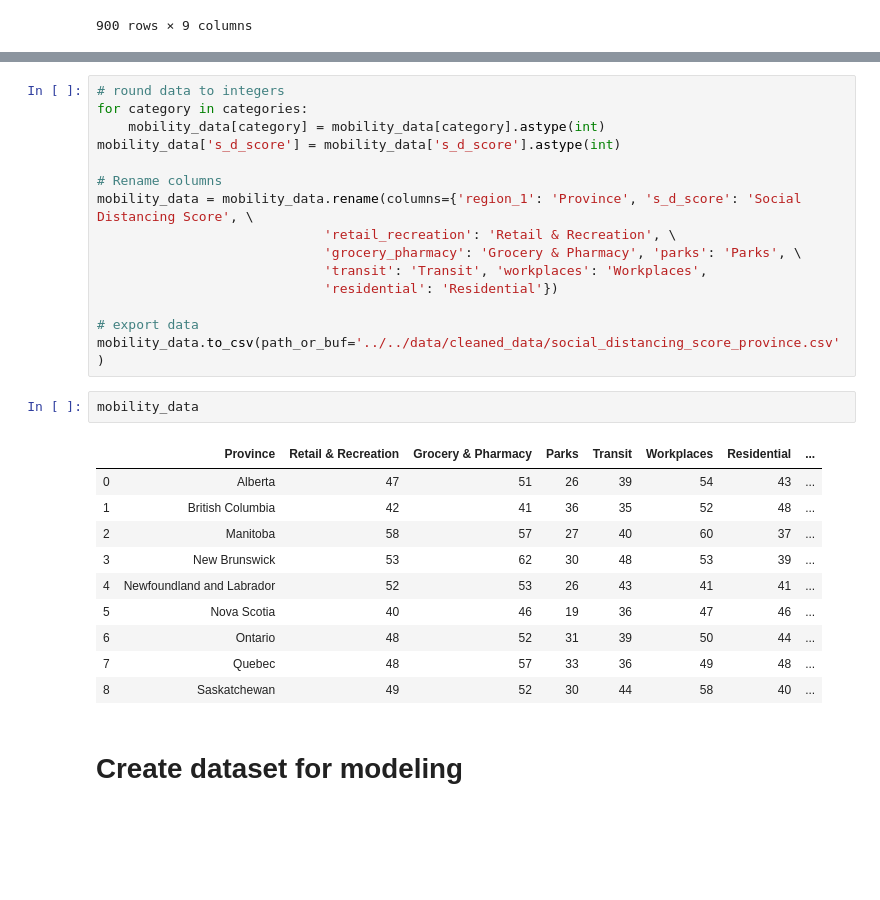
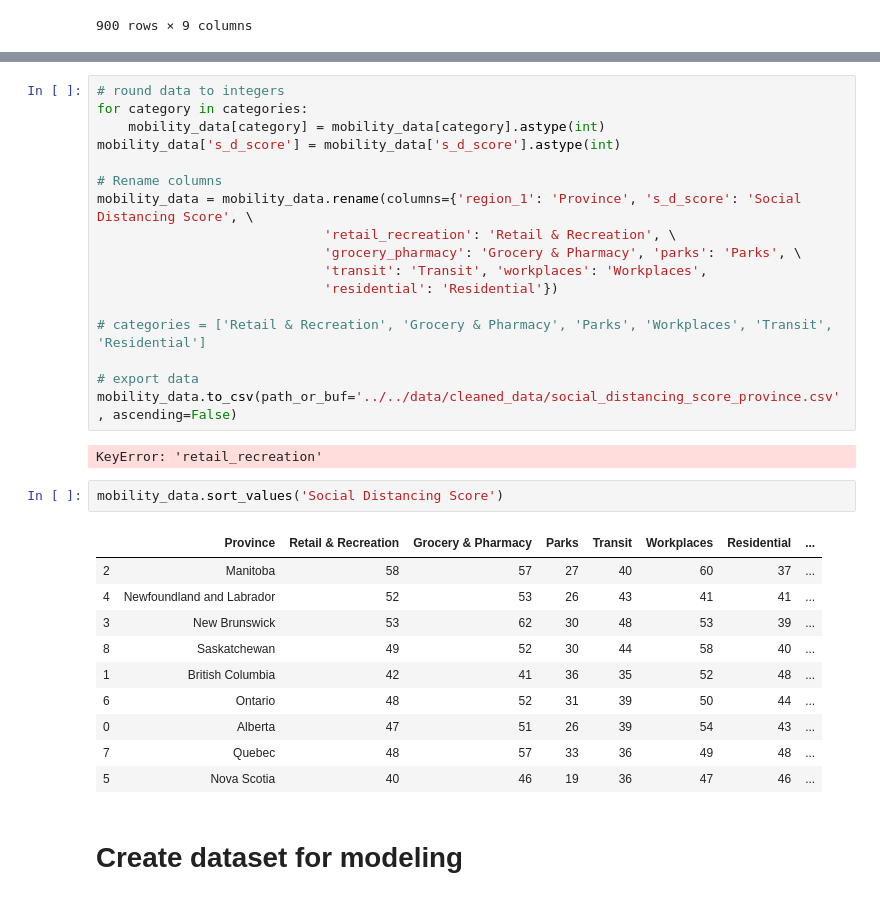
Before and after one commit to francomomo/DataFest-2020, a Jupyter notebook: scripts/Python/data_cleaning.ipynb, the cells around one changed output, grey strips where cells are left out. Saved outputs shown, nothing was run; the diff lists cells and outputs as text; blank space fills up the shorter version.

```diff
--- a/scripts/Python/data_cleaning.ipynb
+++ b/scripts/Python/data_cleaning.ipynb
@@ -241,21 +241,25 @@ mobility_data = mobility_data.rename(columns={'region_1': 'Province', 's_d_score
                              'transit': 'Transit', 'workplaces': 'Workplaces',
                              'residential': 'Residential'})
 
+# categories = ['Retail & Recreation', 'Grocery & Pharmacy', 'Parks', 'Workplaces', 'Transit', 'Residential']
+
 # export data
-mobility_data.to_csv(path_or_buf='../../data/cleaned_data/social_distancing_score_province.csv')
+mobility_data.to_csv(path_or_buf='../../data/cleaned_data/social_distancing_score_province.csv', ascending=False)
+# %% [output]
+KeyError: 'retail_recreation'
-# %%
-mobility_data
-# %% [output]
-|  | Province | Retail & Recreation | Grocery & Pharmacy | Parks | Transit | Workplaces | Residential | ... |
-| 0 | Alberta | 47 | 51 | 26 | 39 | 54 | 43 | ... |
-| 1 | British Columbia | 42 | 41 | 36 | 35 | 52 | 48 | ... |
-| 2 | Manitoba | 58 | 57 | 27 | 40 | 60 | 37 | ... |
-| 3 | New Brunswick | 53 | 62 | 30 | 48 | 53 | 39 | ... |
-| 4 | Newfoundland and Labrador | 52 | 53 | 26 | 43 | 41 | 41 | ... |
-| 5 | Nova Scotia | 40 | 46 | 19 | 36 | 47 | 46 | ... |
-| 6 | Ontario | 48 | 52 | 31 | 39 | 50 | 44 | ... |
-| 7 | Quebec | 48 | 57 | 33 | 36 | 49 | 48 | ... |
-| 8 | Saskatchewan | 49 | 52 | 30 | 44 | 58 | 40 | ... |
+# %%
+mobility_data.sort_values('Social Distancing Score')
+# %% [output]
+|  | Province | Retail & Recreation | Grocery & Pharmacy | Parks | Transit | Workplaces | Residential | ... |
+| 2 | Manitoba | 58 | 57 | 27 | 40 | 60 | 37 | ... |
+| 4 | Newfoundland and Labrador | 52 | 53 | 26 | 43 | 41 | 41 | ... |
+| 3 | New Brunswick | 53 | 62 | 30 | 48 | 53 | 39 | ... |
+| 8 | Saskatchewan | 49 | 52 | 30 | 44 | 58 | 40 | ... |
+| 1 | British Columbia | 42 | 41 | 36 | 35 | 52 | 48 | ... |
+| 6 | Ontario | 48 | 52 | 31 | 39 | 50 | 44 | ... |
+| 0 | Alberta | 47 | 51 | 26 | 39 | 54 | 43 | ... |
+| 7 | Quebec | 48 | 57 | 33 | 36 | 49 | 48 | ... |
+| 5 | Nova Scotia | 40 | 46 | 19 | 36 | 47 | 46 | ... |
 # %% [markdown]
 # Create dataset for modeling
 # %%
```
Also changed, not shown: 12 other files.
